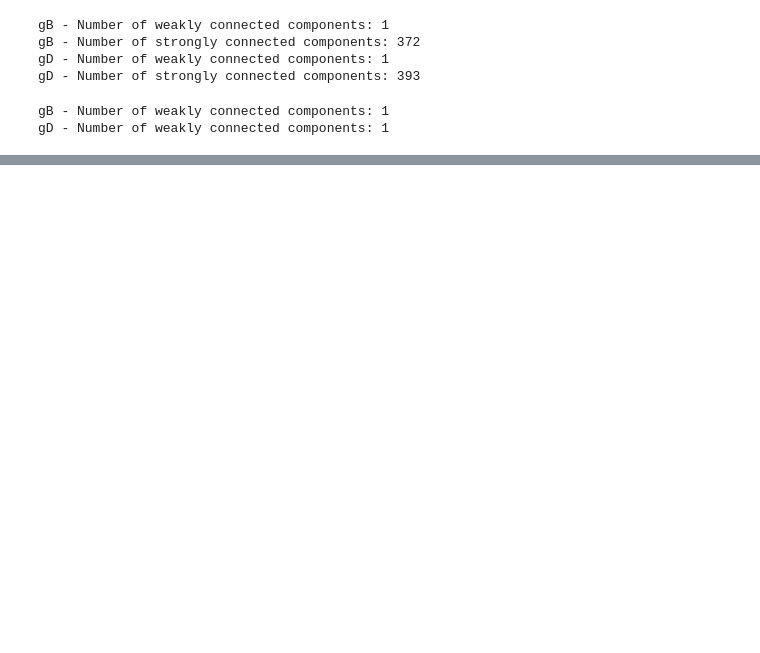
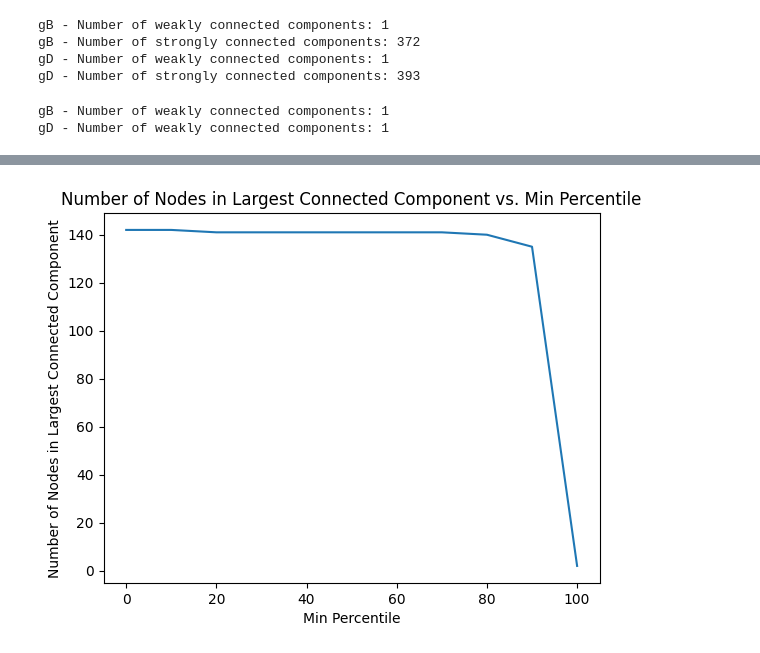
Before and after one commit to mustaphouni04/AGX_Exercises, a Jupyter notebook: Lab/Session_2/Untitled.ipynb, the cells around one changed output, grey strips where cells are left out. Saved outputs shown, nothing was run; the diff lists cells and outputs as text; code cells hidden in the pictures; blank space fills up the shorter version.

```diff
--- a/Lab/Session_2/Untitled.ipynb
+++ b/Lab/Session_2/Untitled.ipynb
@@ -37,3 +37,20 @@ print(f"gD - Number of weakly connected components: {num_connected_gD_undirected
 # %% [output]
 gB - Number of weakly connected components: 1
 gD - Number of weakly connected components: 1
+# %%
+gw = nx.read_graphml('gw.graphml')
+
+# get the edge weights as a dictionary
+edge_weights = nx.get_edge_attributes(gw, 'weight')
+
+# find the two most similar artists
+most_similar_artists = sorted(edge_weights.items(), key=lambda x: x[1], reverse=True)[:2]
+print("Most similar artists:")
+for edge, weight in most_similar_artists:
+    print(f"Artist {edge[0]} and Artist {edge[1]} with similarity {weight}")
+
+# find the two least similar artists
+least_similar_artists = sorted(edge_weights.items(), key=lambda x: x[1])[:2]
+print("Least similar artists:")
+for edge, weight in least_similar_artists:
+    print(f"Artist {edge[0]} and Artist {edge[1]} with similarity {weight}")
@@ -39,0 +140,25 @@ gD - Number of weakly connected components: 1
+# %%
+import networkx as nx
+import matplotlib.pyplot as plt
+import numpy as np
+
+def prune_and_plot(g, min_percentile_range):
+    node_counts = []
+    for min_percentile in min_percentile_range:
+        pruned_graph = prune_low_weight_edges(g, min_percentile=min_percentile)
+        connected_components = list(nx.connected_components(pruned_graph))
+        largest_component = max(connected_components, key=len)
+        node_counts.append(len(largest_component))
+
+    plt.plot(min_percentile_range, node_counts)
+    plt.xlabel('Min Percentile')
+    plt.ylabel('Number of Nodes in Largest Connected Component')
+    plt.title('Number of Nodes in Largest Connected Component vs. Min Percentile')
+    plt.show()
+
+# Example usage:
+gw = nx.read_graphml('gw.graphml')
+min_percentile_range = range(0, 101, 10)  # Prune edges with weights below the 0th, 10th, ..., 100th percentile
+prune_and_plot(gw, min_percentile_range)
+# %% [output]
+[figure, added]
```
Also changed, not shown: parts of 4 cells of this notebook, 2 other files.
